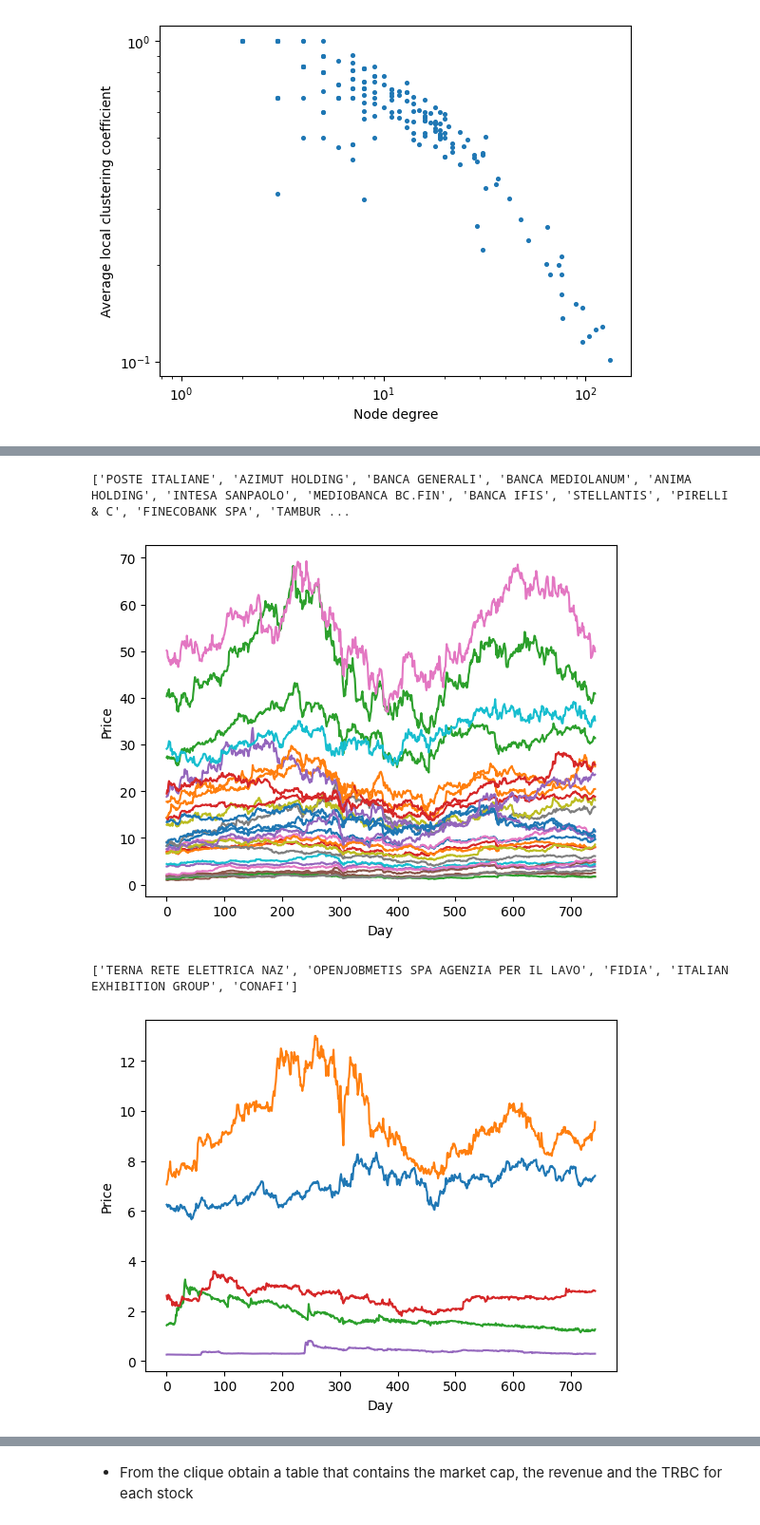
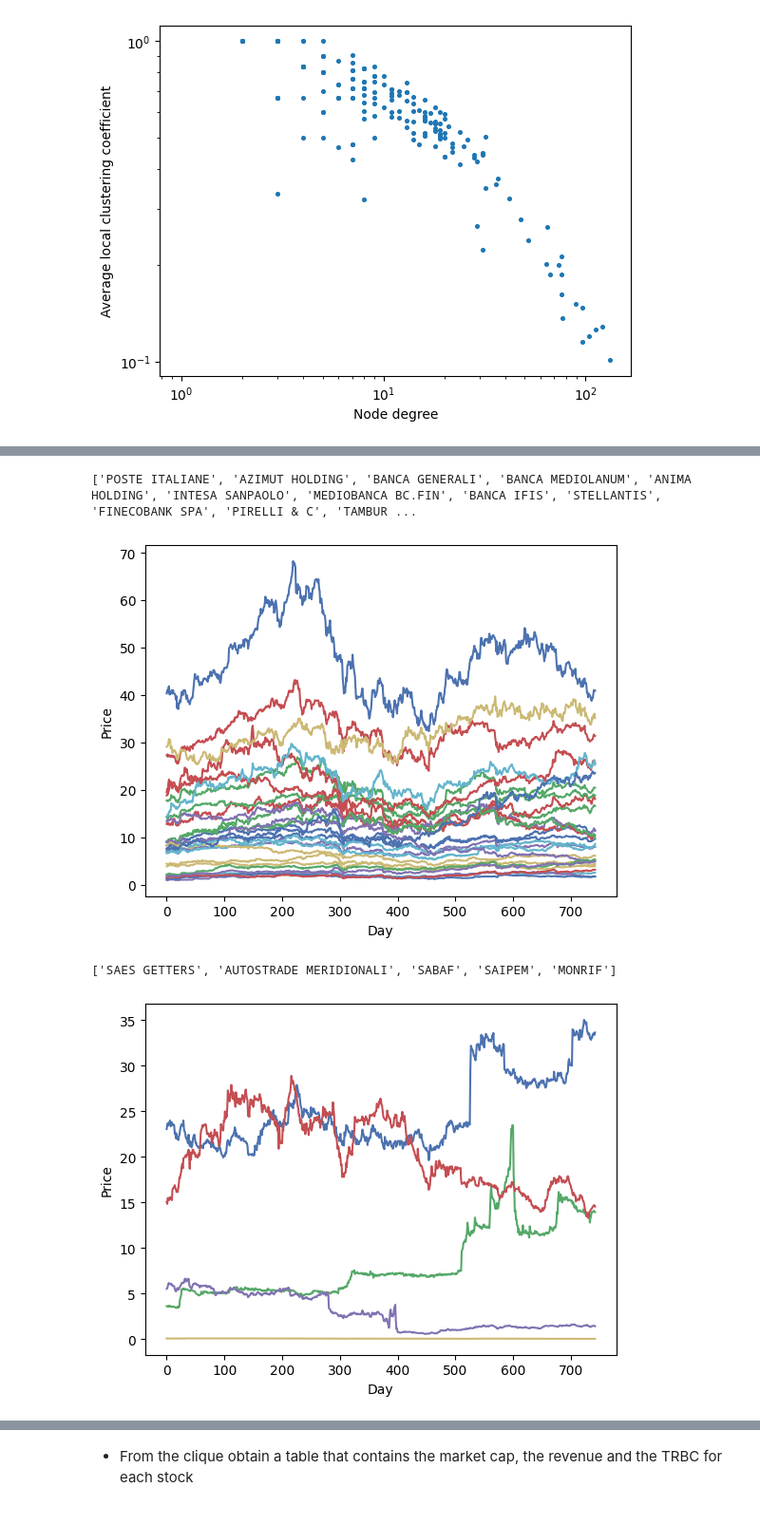
Before and after one commit to NiccoloMarzi/Financial-Network-Analysis, a Jupyter notebook: SNA_project.ipynb, the cells around one changed output, grey strips where cells are left out. Shown at 95% size. Cells and saved outputs as stored; diff of their text form; code cells hidden in the pictures.

```diff
--- a/SNA_project.ipynb
+++ b/SNA_project.ipynb
@@ -436,14 +439,14 @@ Low-negative correlation graph
 #Have a look at the prices/log-returns during time for stocks inside cliques
 
 def plot_prices(df, G, cliques, variable, n_clique=None):
-    '''
-        df: dataframe
-        G: Graph
-        cliques: the dictionary of cliques
-        variable: what I want to plot. It can be 'Daily_price' or 'Log_return'
-        n_clique: the number of the clique I want to plot. If None print all the cliques
-
-    '''
+    """
+    Args:
+        df : dataframe
+        G : Graph
+        cliques : the dictionary of cliques
+        variable : what I want to plot. It can be 'Daily_price' or 'Log_return'
+        n_clique (optional): the number of the clique I want to plot. Defaults to None print all the cliques.
+    """
 
     if n_clique == None:
         for index, clique in enumerate(cliques[G.graph['name']]):
@@ -472,11 +475,11 @@ def plot_prices(df, G, cliques, variable, n_clique=None):
 # %%
 graph_HG = plot_prices(df, HG, CLIQUES, 'Daily_price',0)
 # %% [output]
-['POSTE ITALIANE', 'AZIMUT HOLDING', 'BANCA GENERALI', 'BANCA MEDIOLANUM', 'ANIMA HOLDING', 'INTESA SANPAOLO', 'MEDIOBANCA BC.FIN', 'BANCA IFIS', 'STELLANTIS', 'PIRELLI & C', 'FINECOBANK SPA', 'TAMBUR ...
+['POSTE ITALIANE', 'AZIMUT HOLDING', 'BANCA GENERALI', 'BANCA MEDIOLANUM', 'ANIMA HOLDING', 'INTESA SANPAOLO', 'MEDIOBANCA BC.FIN', 'BANCA IFIS', 'STELLANTIS', 'FINECOBANK SPA', 'PIRELLI & C', 'TAMBUR ...
-[figure, old version]
+[figure, new version]
 # %%
-graph_MG = plot_prices(df, MG, CLIQUES, 'Daily_price',4)
+graph_MG = plot_prices(df, MG, CLIQUES, 'Daily_price',38)
 # %% [output]
-['TERNA RETE ELETTRICA NAZ', 'OPENJOBMETIS SPA AGENZIA PER IL LAVO', 'FIDIA', 'ITALIAN EXHIBITION GROUP', 'CONAFI']
+['SAES GETTERS', 'AUTOSTRADE MERIDIONALI', 'SABAF', 'SAIPEM', 'MONRIF']
-[figure, old version]
+[figure, new version]
 # %%
```
Also changed, not shown: parts of 10 cells of this notebook, 6 other files.
